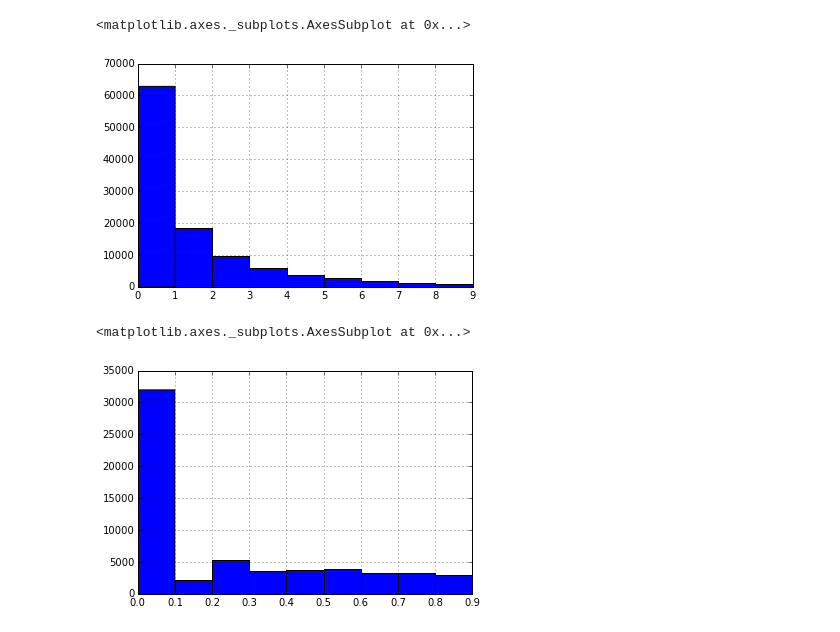
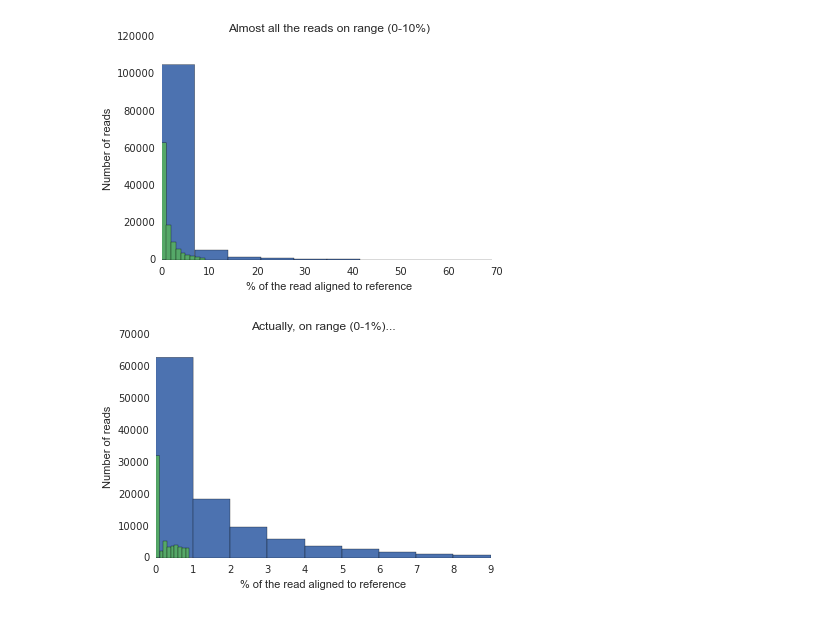
Before and after one commit to luizirber/2015-graphalign-longreads, a Jupyter notebook: notebooks/Exploration.ipynb, the cells around one changed output. Saved outputs shown, nothing was run; the diff lists cells and outputs as text; code cells hidden in the pictures.

```diff
--- a/notebooks/Exploration.ipynb
+++ b/notebooks/Exploration.ipynb
@@ -31,10 +65,25 @@ fp rate estimated to be 0.000
 # %%
-reads = {}
+def check_align(align_out):
+    reads = {}
 
-with open('../2015-khmer-wok2-vc/galGal4.align.out', 'r') as f:
-    for line in f:
-        if '%' in line:
-            name, start, end, span, percent = line.strip().split()
-            reads[name] = {'start': start, 'end':end, 'span':span, 'percent': float(percent[:-1])}
+    with open(align_out, 'r') as f:
+        for line in f:
+            if '%' in line:
+                name, start, end, span, percent = line.strip().split()
+                reads[name] = {'start': start, 'end':end, 'span':span, 'percent': float(percent[:-1])}
 
-data = pd.DataFrame.from_dict(reads).T
+    data = pd.DataFrame.from_dict(reads).T
+
+    plt.figure()
+    plt.title("Almost all the reads on range (0-10%)")
+    plt.xlabel("% of the read aligned to reference")
+    plt.ylabel("Number of reads")
+    data['percent'].hist()
+    data['percent'].hist(bins=range(0, 10))
+
+    plt.figure()
+    plt.title("Actually, on range (0-1%)...")
+    plt.xlabel("% of the read aligned to reference")
+    plt.ylabel("Number of reads")
+    data['percent'].hist(bins=range(0, 10))
+    data['percent'].hist(bins=np.arange(0, 1, .1))
@@ -46,10 +90,5 @@ data['percent'].hist()
-# %%
-data['percent'].hist(bins=range(0, 10))
-# %% [output]
-<matplotlib.axes._subplots.AxesSubplot at 0x...>
-[figure, removed]
-# %%
-data['percent'].hist(bins=np.arange(0, 1, .1))
-# %% [output]
-<matplotlib.axes._subplots.AxesSubplot at 0x...>
-[figure, removed]
+# %%
+check_align('../2015-khmer-wok2-vc/galGal4.dn.align.out')
+# %% [output]
+[figure, added]
+[figure, added]
```
Also changed, not shown: parts of 13 cells of this notebook.
